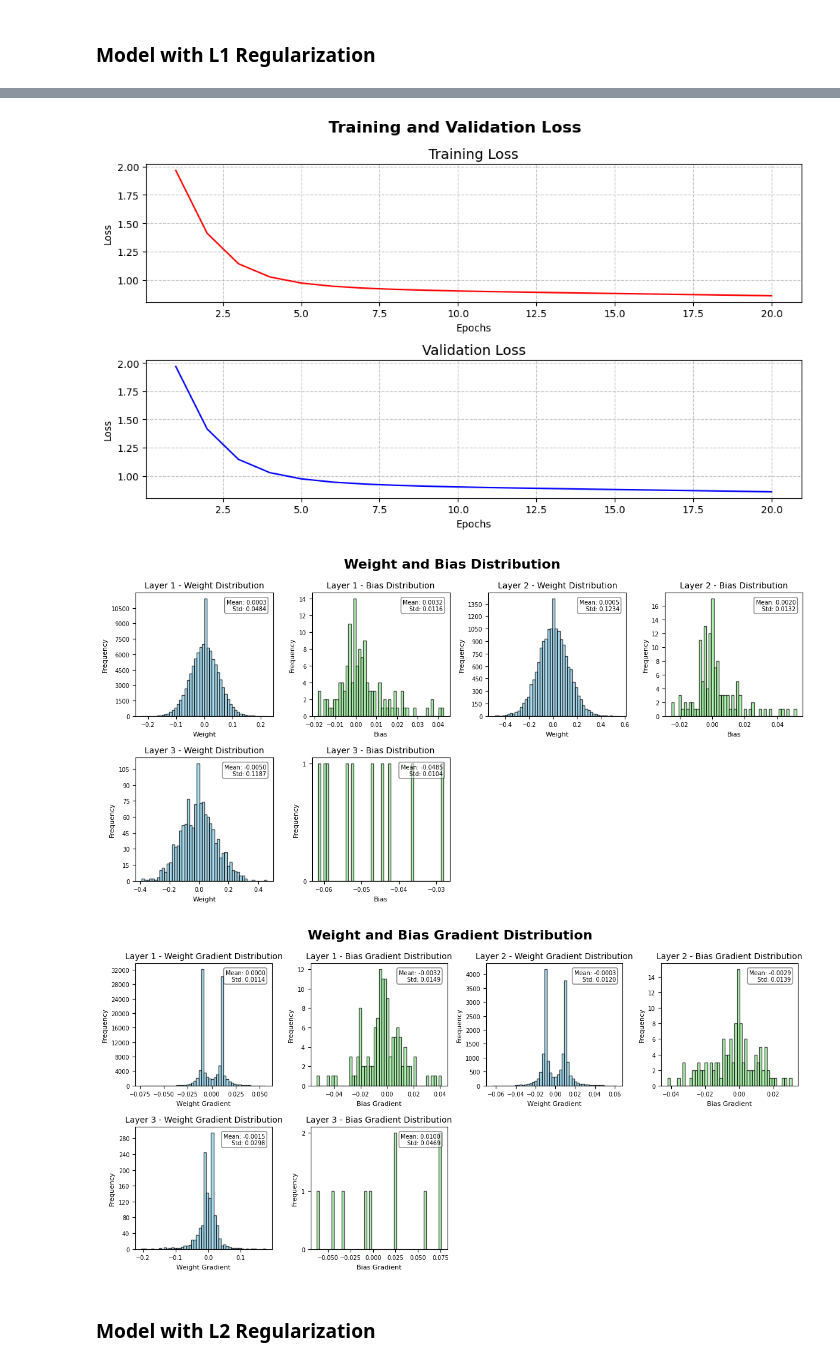
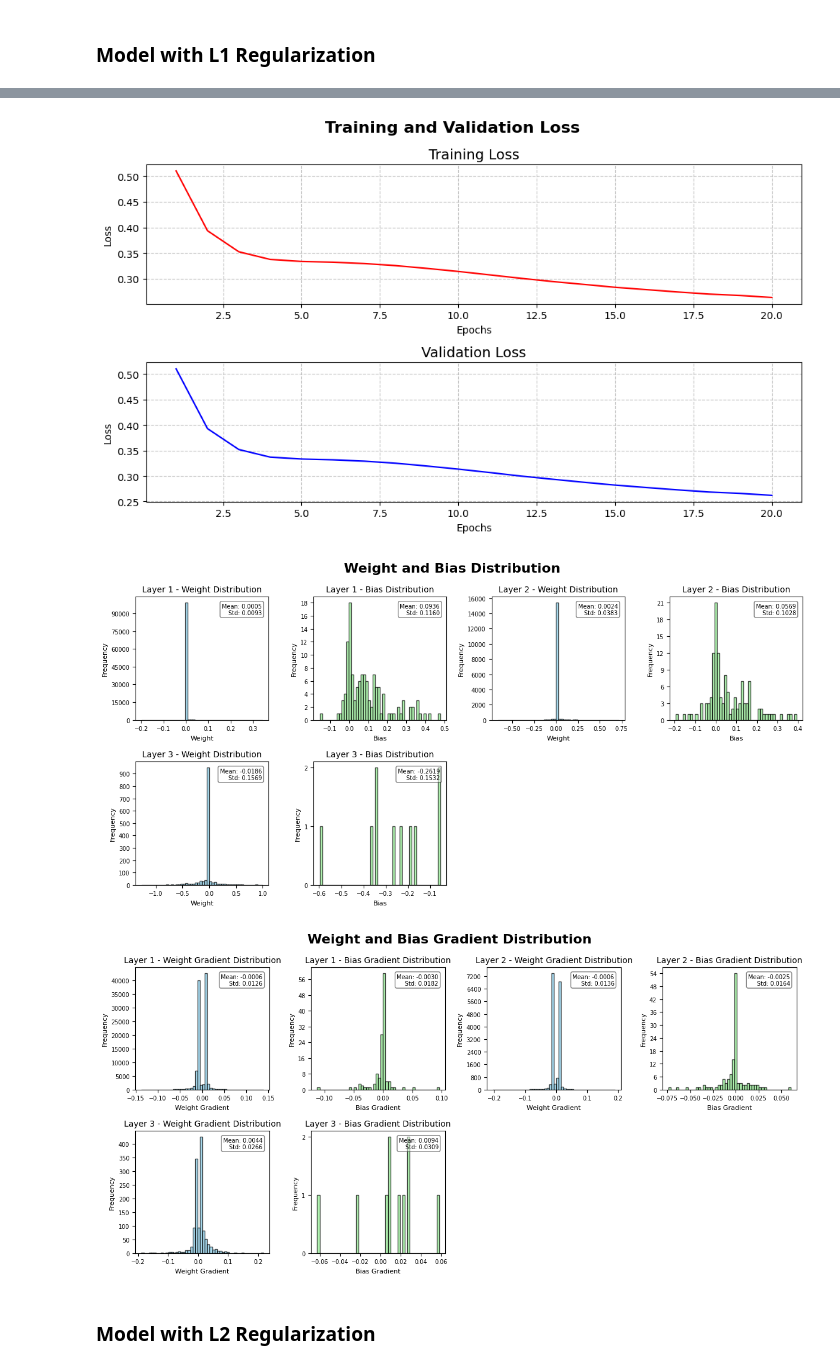
Before and after one commit to Agil0975/Tubes1_ML_IF3270, a Jupyter notebook: src/Testing_6.ipynb, the cells around one changed output, grey strips where cells are left out. Drawn from its saved outputs; the diff is of its cells as text; code cells hidden in the pictures.

Commit message:
chore: change learning rate in regularization test

```diff
--- a/src/Testing_6.ipynb
+++ b/src/Testing_6.ipynb
@@ -65,7 +65,7 @@ model1.add_layer(10, activation_function='sigmoid', initialization_method="xavie
 
 # Train the model
 model1.train(X_train, y_train_one_hot, X_test, y_test_one_hot,
-            learning_rate=0.001, batch_size=64, epochs=20, loss_function="MSE", verbose=1,
+            learning_rate=0.1, batch_size=64, epochs=20, loss_function="MSE", verbose=1,
             l1_lambda=0.0, l2_lambda=0.0, seed=42)
 
 # Predict the labels for the test set
@@ -108,7 +108,7 @@ model1.add_layer(10, activation_function='sigmoid', initialization_method="xavie
 
 # Train the model
 model1.train(X_train, y_train_one_hot, X_test, y_test_one_hot,
-            learning_rate=0.001, batch_size=64, epochs=20, loss_function="MSE", verbose=1,
+            learning_rate=0.1, batch_size=64, epochs=20, loss_function="MSE", verbose=1,
             l1_lambda=0.01, l2_lambda=0.0, seed=42)
 
 # Predict the labels for the test set
@@ -137,7 +137,7 @@ y_pred: [7 9 7 7 7 0 2 2 7 9 7 4 7 1 1 3 9 1 7 3]
 y_test: [8 4 8 7 7 0 6 2 7 4 3 9 9 8 2 5 9 1 7 8]
-[figure, old version]
+[figure, new version]
-[figure, old version]
+[figure, new version]
-[figure, old version]
+[figure, new version]
 # %% [markdown]
 ### Model with L2 Regularization
 # %%
```
Also changed, not shown: parts of 3 cells of this notebook.
